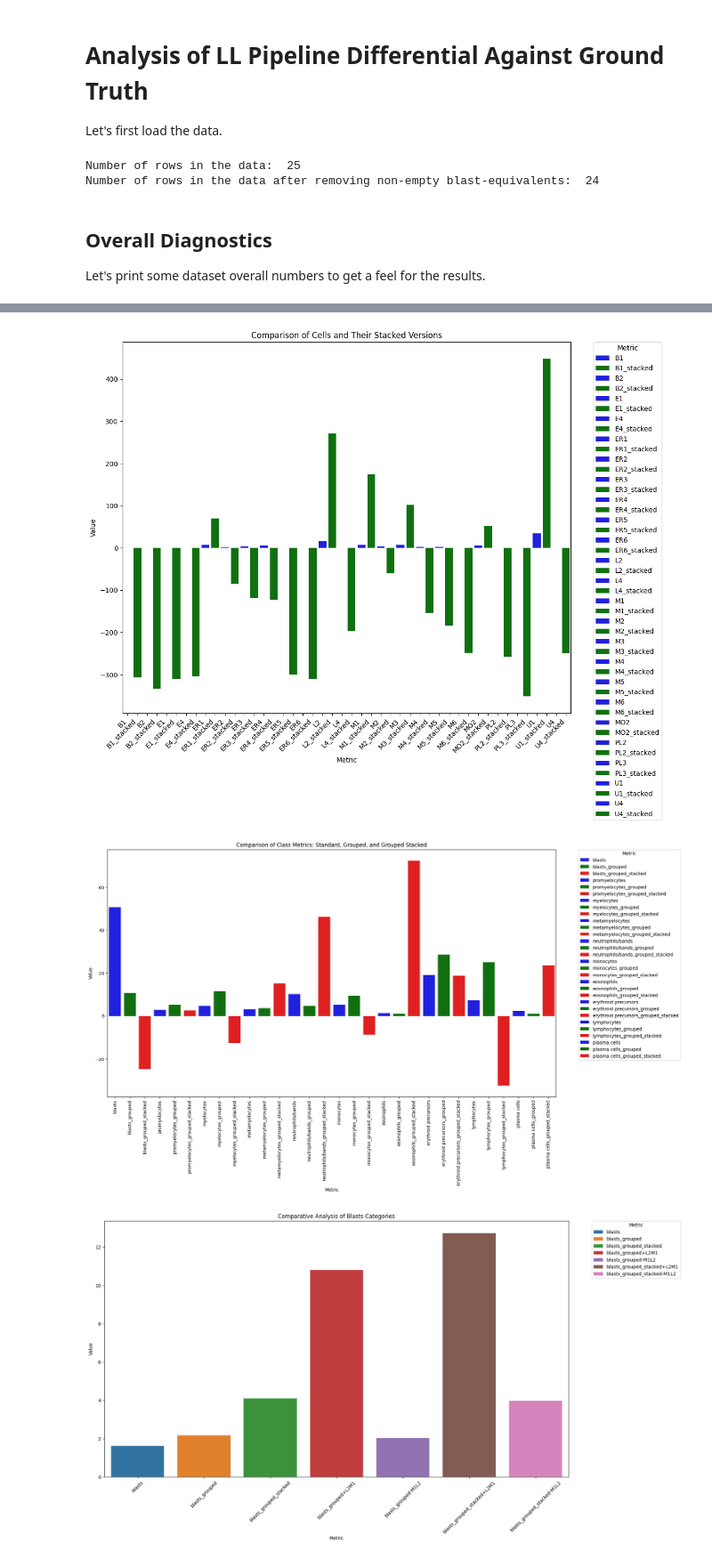
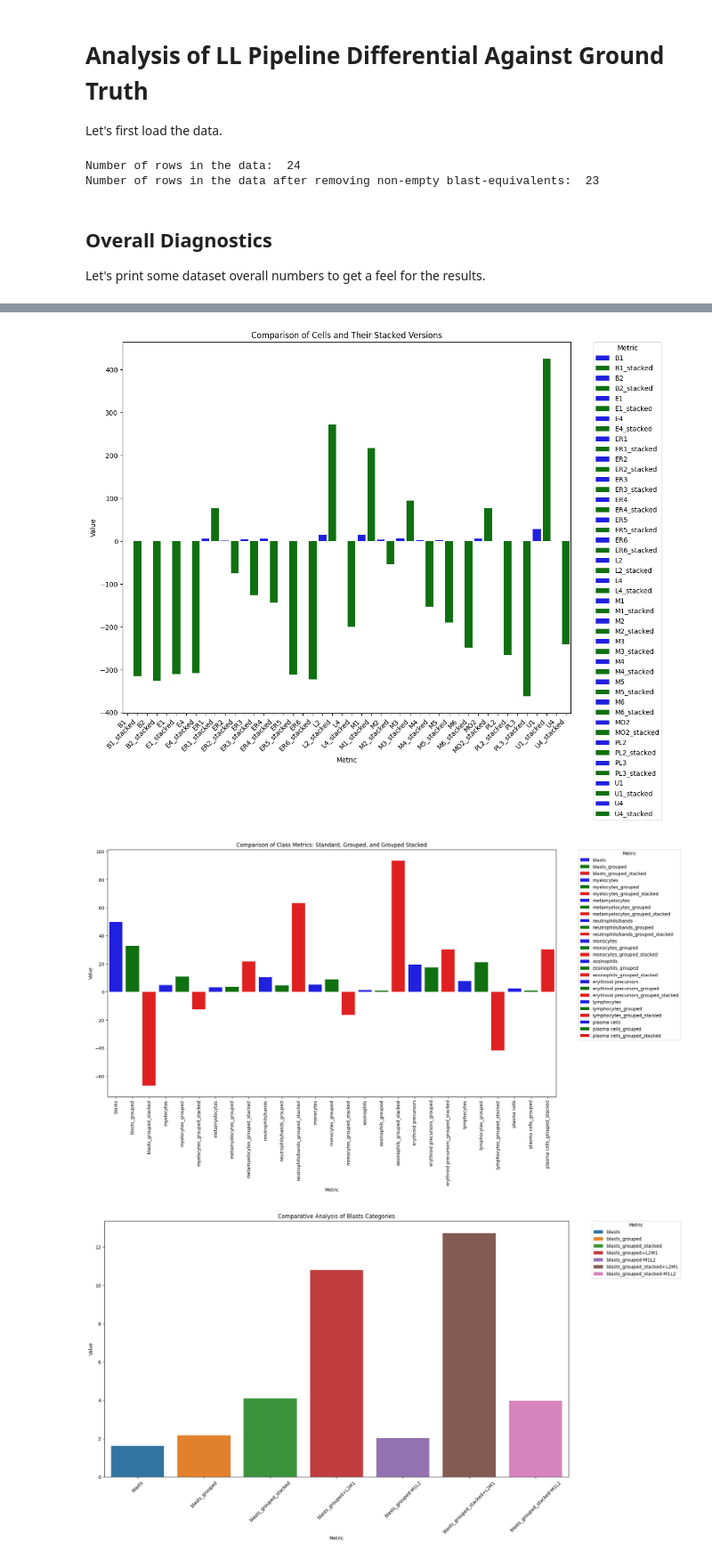
Before and after one commit to neoyinzhanghan/LeukoLocator, a Jupyter notebook: scripts/BMA/analyse_differential.ipynb, the cells around one changed output, grey strips where cells are left out. Shown at 89% size. Saved outputs shown, nothing was run; the diff lists cells and outputs as text; code cells hidden in the pictures.

```diff
--- a/scripts/BMA/analyse_differential.ipynb
+++ b/scripts/BMA/analyse_differential.ipynb
@@ -12,7 +12,7 @@ from LLRunner.BMAassumptions import (
 
 # data_path = "/Users/neo/Documents/DATA/normal_blastjusted_balanced.csv" # "/Users/neo/Documents/DATA/normal_selected_pooled_results.csv"
 
-data_path = "/Users/neo/Documents/DATA/2024-06-24/DATA-selected/aml_blastjusted_lite_v3.csv"
+data_path = "/Users/neo/Documents/DATA/bma_aml_lite_v4.csv"
 
 df = pd.read_csv(data_path)
 
@@ -40,8 +40,8 @@ df["blasts_grouped_stacked-M1L2"] = df["blasts_grouped_stacked"] - df["M1L2"]
 df["lymphocytes_grouped_stacked+M1L2"] = df["lymphocytes_grouped_stacked"] + df["M1L2"]
 df["lymphocytes_grouped_stacked-L2M1"] = df["lymphocytes_grouped_stacked"] - df["L2M1"]
 # %% [output]
-Number of rows in the data:  25
-Number of rows in the data after removing non-empty blast-equivalents:  24
+Number of rows in the data:  24
+Number of rows in the data after removing non-empty blast-equivalents:  23
 # %% [markdown]
 ## Overall Diagnostics
 Let's print some dataset overall numbers to get a feel for the results.
@@ -85,6 +85,9 @@ for cellname in cellnames:
 # for each class in the BMA_final_classes list, get the average across all rows for that class and print it
 for class_ in BMA_final_classes:
     if class_ == "blast-equivalents":
+        continue
+
+    if class_ == "promyelocytes":
         continue
 
     print(f"{class_} average: {df[(class_ + '_grouped')].mean()}")
@@ -164,6 +167,8 @@ plt.show()
 # Assuming you have a DataFrame 'df' and lists 'cellnames' and 'BMA_final_classes'
 if "blast-equivalents" in BMA_final_classes:
     BMA_final_classes.remove("blast-equivalents")
+if "promyelocytes" in BMA_final_classes:
+    BMA_final_classes.remove("promyelocytes")
 
 # Calculate averages for class, class grouped, and class grouped stacked
 class_averages = pd.DataFrame(
@@ -250,5 +255,5 @@ plasma cells count median: 10.0
-[figure, old version]
+[figure, new version]
-[figure, old version]
+[figure, new version]
 # %%
 import pandas as pd
 import matplotlib.pyplot as plt
```
Also changed, not shown: parts of 2 cells of this notebook, 1 other file.
